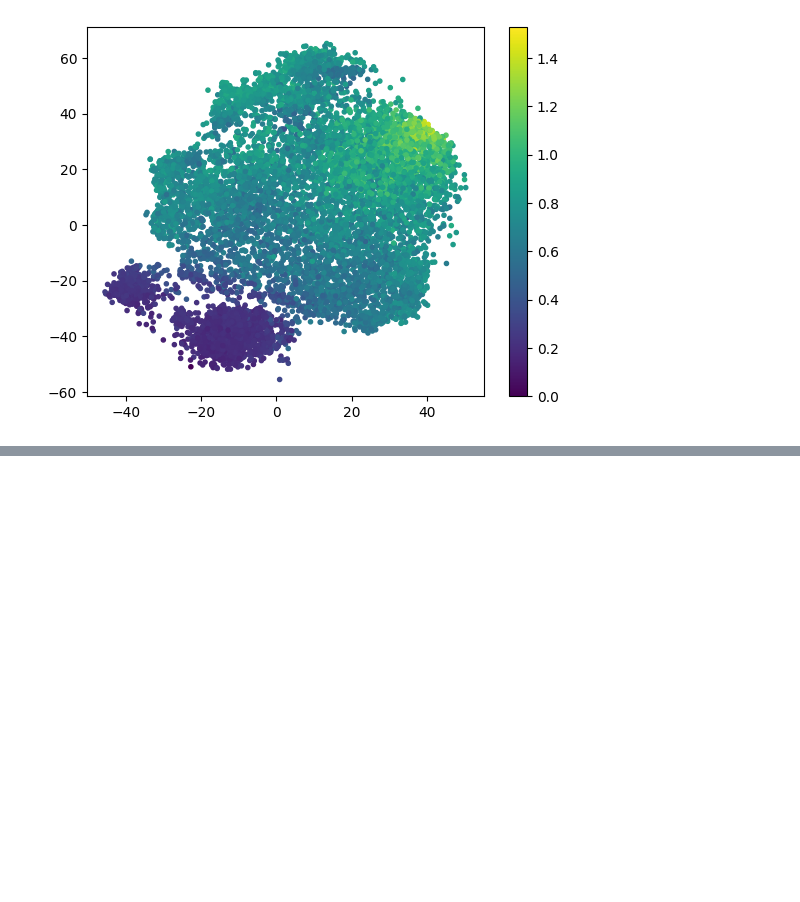
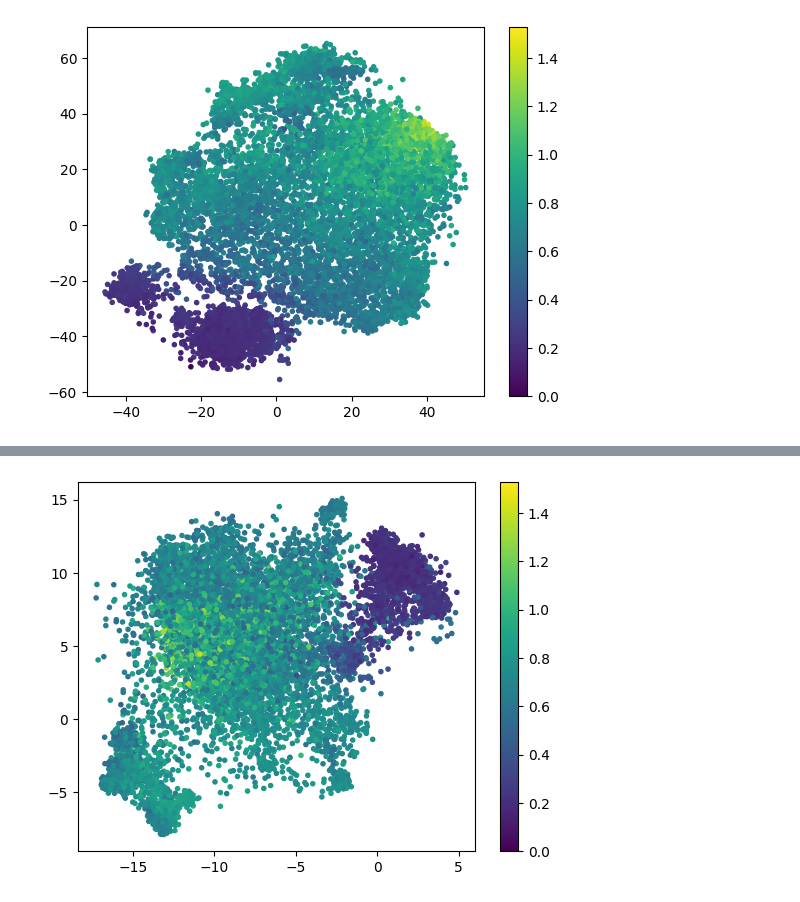
Before and after one commit to ljocha/parmtSNEcv, a Jupyter notebook: results.ipynb, the cells around one changed output, grey strips where cells are left out. Saved outputs shown, nothing was run; the diff lists cells and outputs as text; code cells hidden in the pictures; blank space fills up the shorter version.

```diff
--- a/results.ipynb
+++ b/results.ipynb
@@ -68,0 +71,7 @@ cvs2 = np.loadtxt('best2.txt')
+# %%
+cvs2 = np.loadtxt('best2-5k.txt')
+plt.scatter(cvs2[:,0],cvs2[:,1],marker='.',c=rmsd)
+plt.colorbar()
+plt.show()
+# %% [output]
+[figure, added]
```
Also changed, not shown: parts of 3 cells of this notebook, 3 other files.
